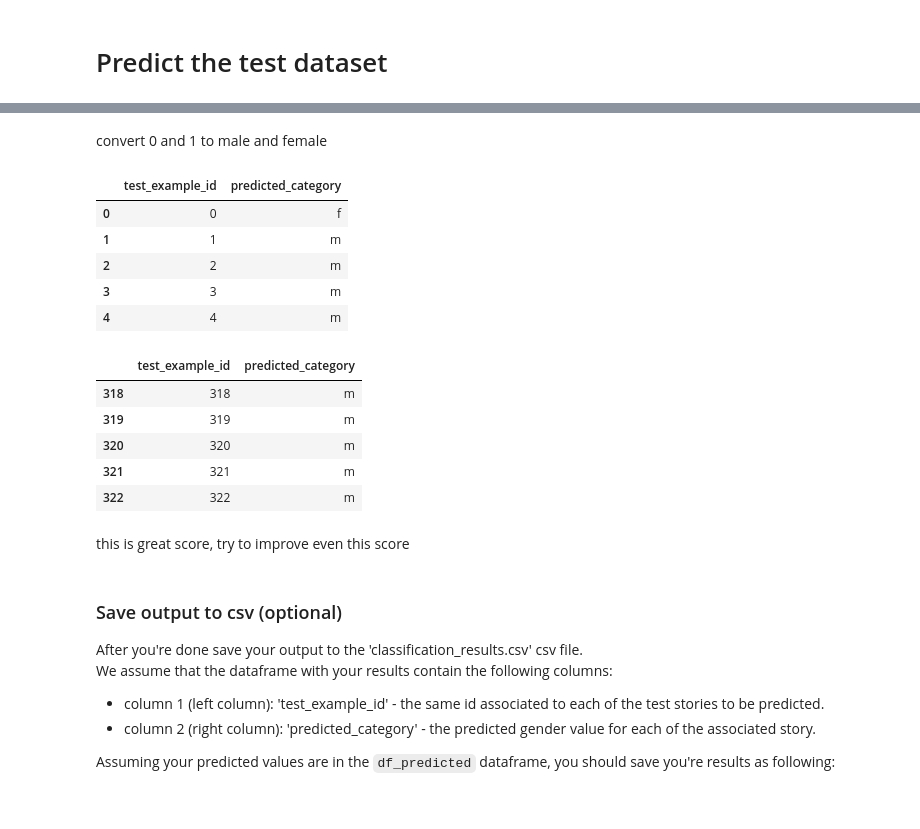
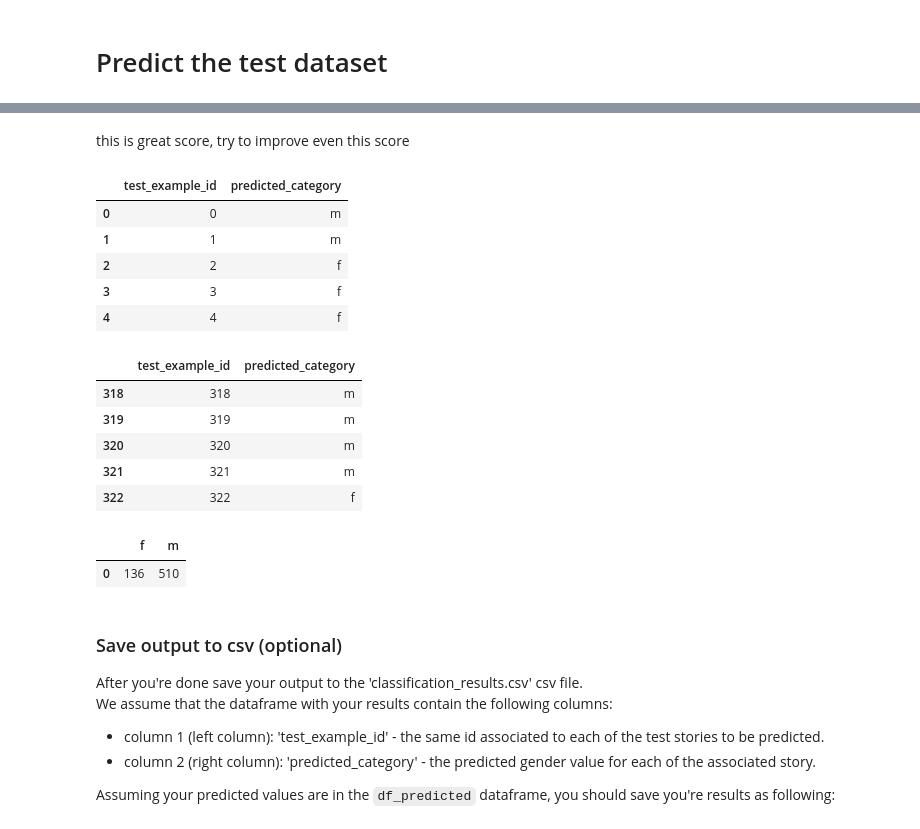
Before and after one commit to CatsPoo/Machine_Lerning_Project, a Jupyter notebook: Assignment3-text-analysis.ipynb, the cells around one changed output, grey strips where cells are left out. Saved outputs shown, nothing was run; the diff lists cells and outputs as text; code cells hidden in the pictures.

```diff
--- a/Assignment3-text-analysis.ipynb
+++ b/Assignment3-text-analysis.ipynb
@@ -368,8 +378,6 @@ def generate_model_training_pipeline(
     ('model_trainer',FitOptimezedModel(classifier_name,classifier,params,cv_count))])
 # %%
 class Classifier:
-    def __init__(self,clf_name,clf,params,scaler=None):
+    def __init__(self,clf_name,clf):
         self.clf_name = clf_name
         self.clf = clf
-        self.params = params,
-        self.scaler = scaler
@@ -647,0 +546,4 @@ DecisionTreeClassifier(max_depth=12, min_samples_split=200)
+# %%
+clf=Classifier('DecisionTreeClassifier', DecisionTreeClassifier())
+pipe = generate_model_training_pipeline(classifier_name=clf.clf_name,classifier=clf.clf,max_features=9000,ngram_range=(2,2))
+p = pipe.fit_transform(df_train['story'],df_train['gender'])
@@ -659,32 +557,45 @@ insert predicted values and example id to one dataframe
+# %%
+predicted_values = pipe.predict(tsst_stories)
+# %% [markdown]
+this is great score,
+try to improve even this score
 # %%
 df_predicted = pd.DataFrame()
-df_predicted['test_example_id'] = df_test['test_example_id']
-df_predicted['predicted_category'] = predicted_values
+df_predicted['test_example_id'] = test_indexes
+df_predicted['predicted_category']=predicted_values
-# %% [markdown]
-convert 0 and 1 to male and female
 # %%
 df_predicted['predicted_category'] = df_predicted['predicted_category'].apply(lambda gender: 'm' if gender == 0 else 'f' )
 # %%
-df_predicted.head(5)
+df_predicted.head()
 # %% [output]
 |  | test_example_id | predicted_category |
-| 0 | 0 | f |
+| 0 | 0 | m |
 | 1 | 1 | m |
-| 2 | 2 | m |
-| 3 | 3 | m |
-| 4 | 4 | m |
+| 2 | 2 | f |
+| 3 | 3 | f |
+| 4 | 4 | f |
 # %%
-df_predicted.tail(5)
+df_predicted.tail()
 # %% [output]
 |  | test_example_id | predicted_category |
 | 318 | 318 | m |
 | 319 | 319 | m |
 | 320 | 320 | m |
 | 321 | 321 | m |
-| 322 | 322 | m |
+| 322 | 322 | f |
-# %% [markdown]
-this is great score,
-try to improve even this score
+# %%
+m_count=df_predicted[df_predicted['predicted_category']=='m'].size
+f_count=df_predicted[df_predicted['predicted_category']=='f'].size
+
+summery_dict={
+    'f':[f_count],
+    'm':[m_count]
+}
+summery_df=pd.DataFrame(summery_dict)
+summery_df
+# %% [output]
+|  | f | m |
+| 0 | 136 | 510 |
 # %% [markdown]
 ### Save output to csv (optional)
 After you're done save your output to the 'classification_results.csv' csv file.<br/>
```
Also changed, not shown: parts of 79 cells of this notebook.
